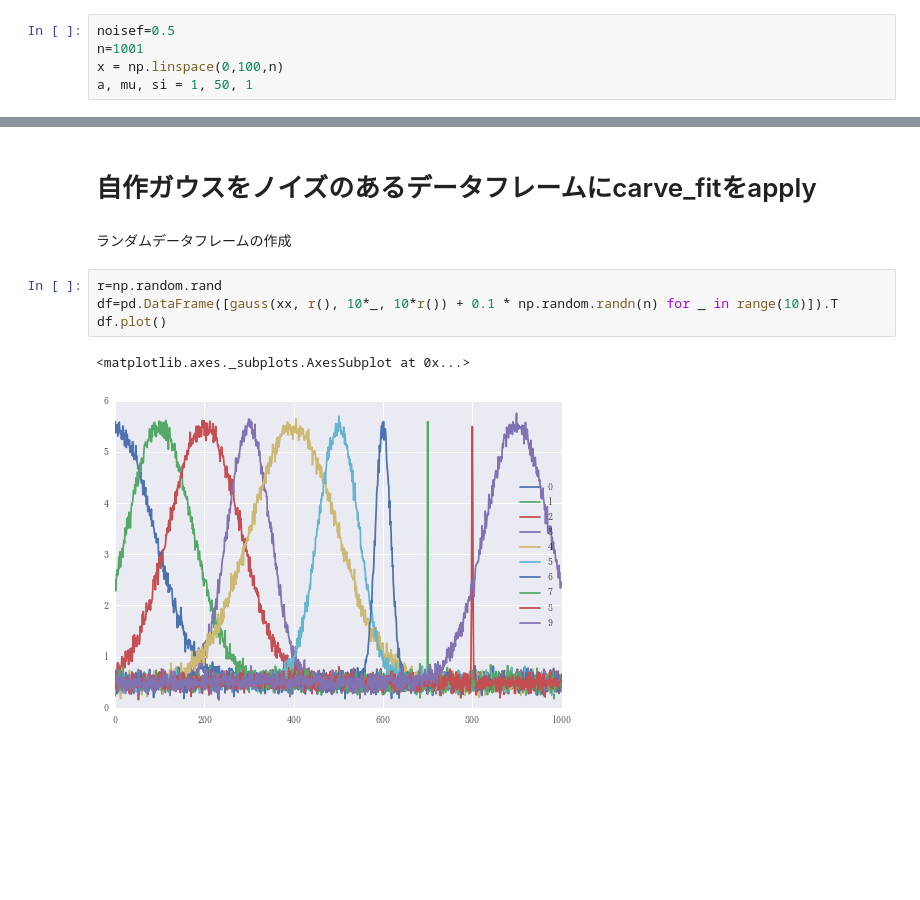
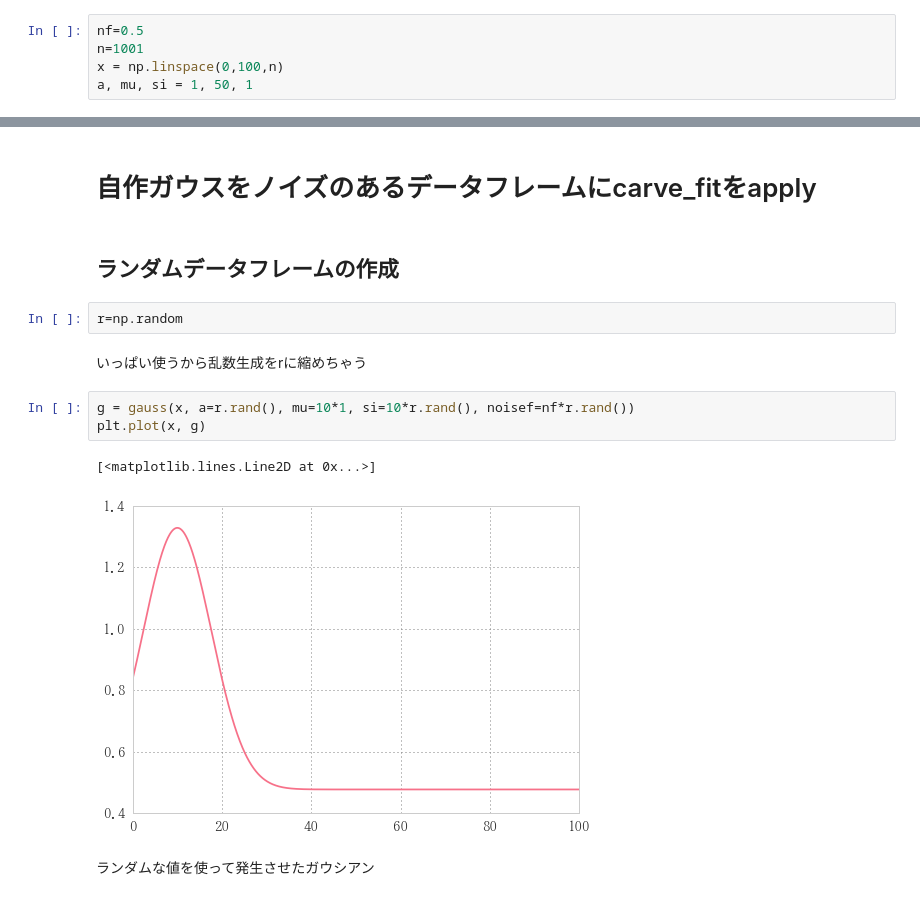
Before and after one commit to u1and0/SAtraceFit, a Jupyter notebook: fit_lab/fit_lab.ipynb, the cells around one changed output, grey strips where cells are left out. Saved outputs shown, nothing was run; the diff lists cells and outputs as text; blank space fills up the shorter version.

```diff
--- a/fit_lab/fit_lab.ipynb
+++ b/fit_lab/fit_lab.ipynb
@@ -12,5 +12,5 @@ def gauss(x, a, mu, si):
 # %%
-noisef=0.5
+nf=0.5
 n=1001
 x = np.linspace(0,100,n)
 a, mu, si = 1, 50, 1
@@ -144,12 +158,17 @@ plt.plot(xx, yfit, 'r-')  # 描いているのはgではなく、yfitである
 ちゃんとフィッティングできた。
 # %% [markdown]
 # 自作ガウスをノイズのあるデータフレームにcarve_fitをapply
-# %% [markdown]
-ランダムデータフレームの作成
-# %%
-r=np.random.rand
-df=pd.DataFrame([gauss(xx, r(), 10*_, 10*r()) + 0.1 * np.random.randn(n) for _ in range(10)]).T
-df.plot()
-# %% [output]
-<matplotlib.axes._subplots.AxesSubplot at 0x...>
-[figure, removed]
+# %% [markdown]
+## ランダムデータフレームの作成
+# %%
+r=np.random
+# %% [markdown]
+いっぱい使うから乱数生成をrに縮めちゃう
+# %%
+g = gauss(x, a=r.rand(), mu=10*1, si=10*r.rand(), noisef=nf*r.rand())
+plt.plot(x, g)
+# %% [output]
+[<matplotlib.lines.Line2D at 0x...>]
+[figure, added]
+# %% [markdown]
+ランダムな値を使って発生させたガウシアン
```
Also changed, not shown: parts of 44 cells of this notebook, 9 other files.
